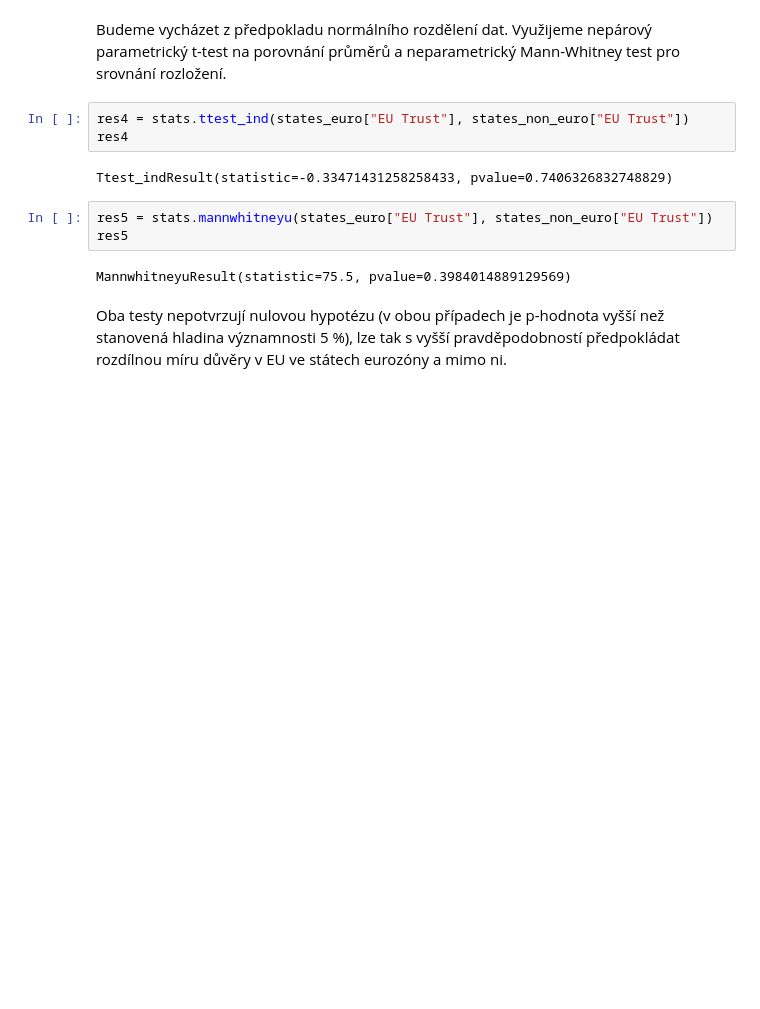
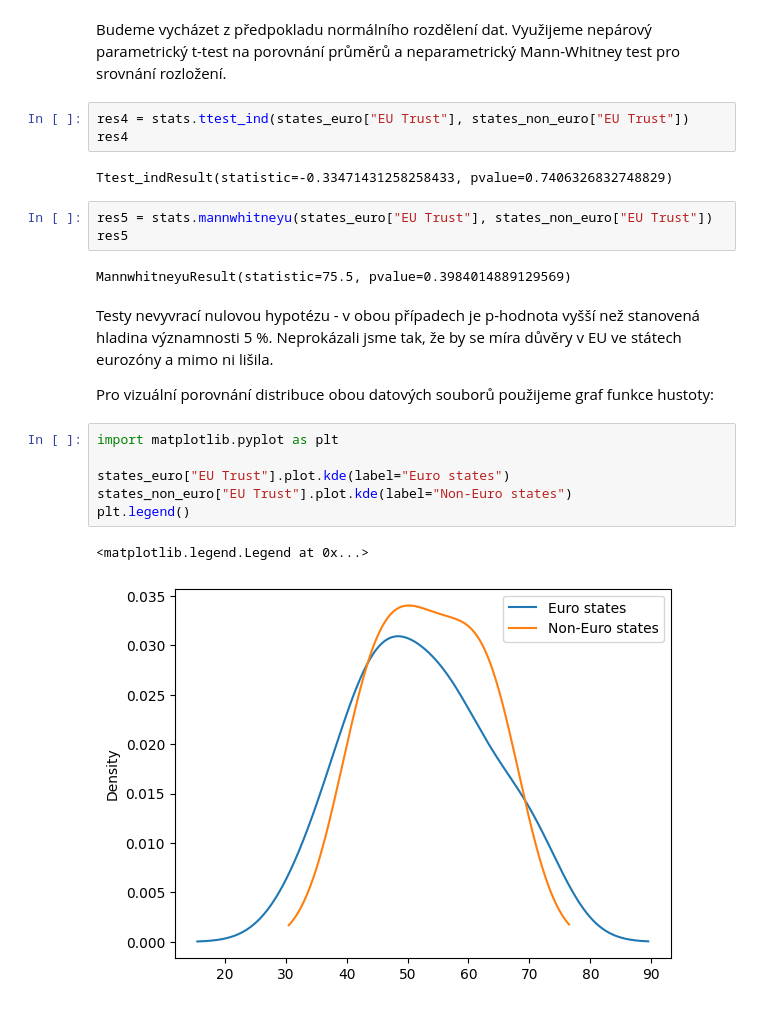
Before and after one commit to ta-iva/python-042023, a Jupyter notebook: DU_02/DU_02.ipynb, the cells around one changed output. Cells and saved outputs as stored; diff of their text form; blank space fills up the shorter version.

```diff
--- a/DU_02/DU_02.ipynb
+++ b/DU_02/DU_02.ipynb
@@ -179,4 +179,15 @@ res5
 # %% [output]
 MannwhitneyuResult(statistic=75.5, pvalue=0.3984014889129569)
 # %% [markdown]
-Oba testy nepotvrzují nulovou hypotézu (v obou případech je p-hodnota vyšší než stanovená hladina významnosti 5 %), lze tak s vyšší pravděpodobností předpokládat rozdílnou míru důvěry v EU ve státech eurozóny a mimo ni.
+Testy nevyvrací nulovou hypotézu - v obou případech je p-hodnota vyšší než stanovená hladina významnosti 5 %. Neprokázali jsme tak, že by se míra důvěry v EU ve státech eurozóny a mimo ni lišila.
+
+Pro vizuální porovnání distribuce obou datových souborů použijeme graf funkce hustoty:
+# %%
+import matplotlib.pyplot as plt
+
+states_euro["EU Trust"].plot.kde(label="Euro states")
+states_non_euro["EU Trust"].plot.kde(label="Non-Euro states")
+plt.legend()
+# %% [output]
+<matplotlib.legend.Legend at 0x...>
+[figure, added]
```
Also changed, not shown: parts of 3 cells of this notebook.
